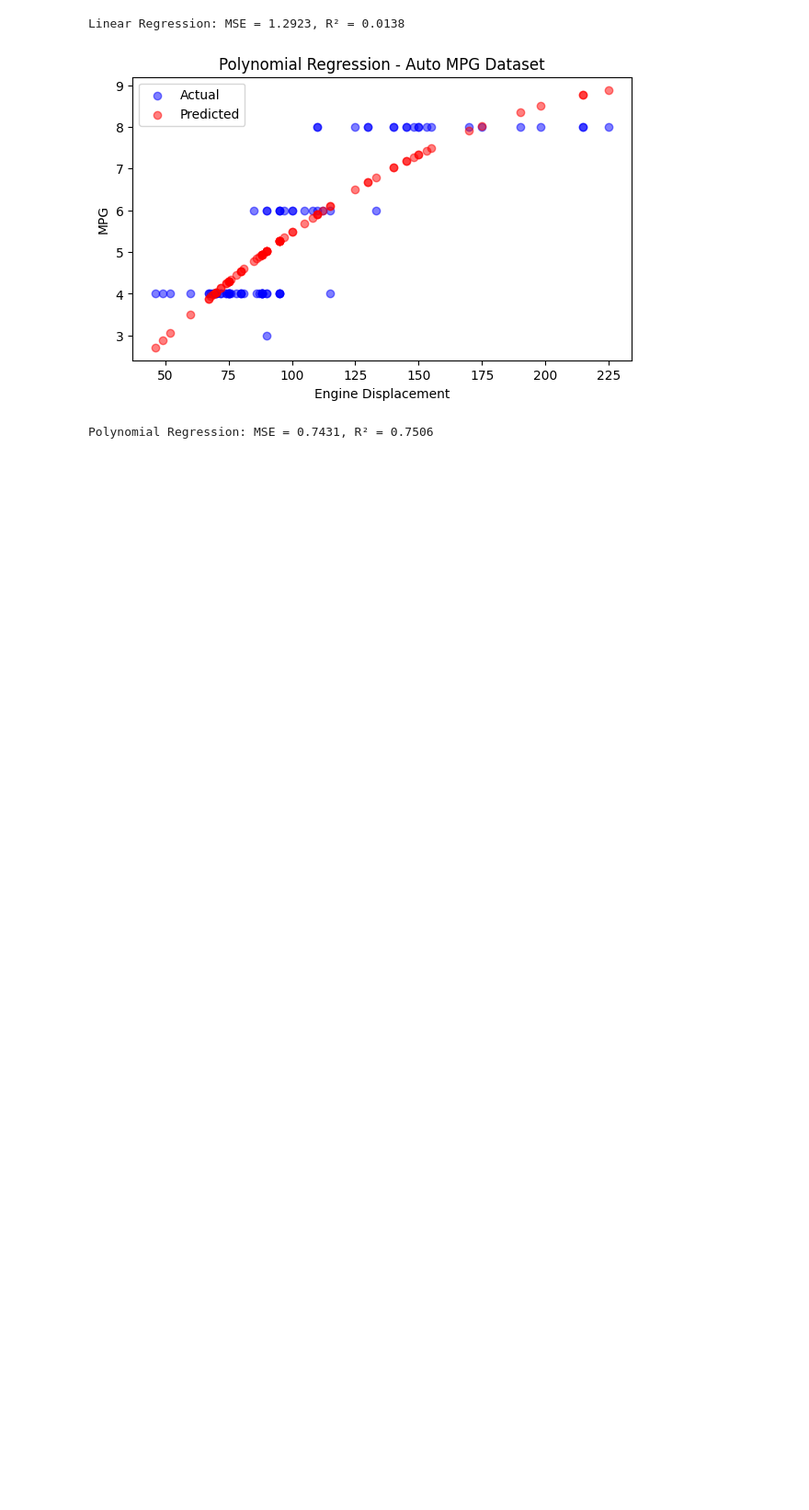
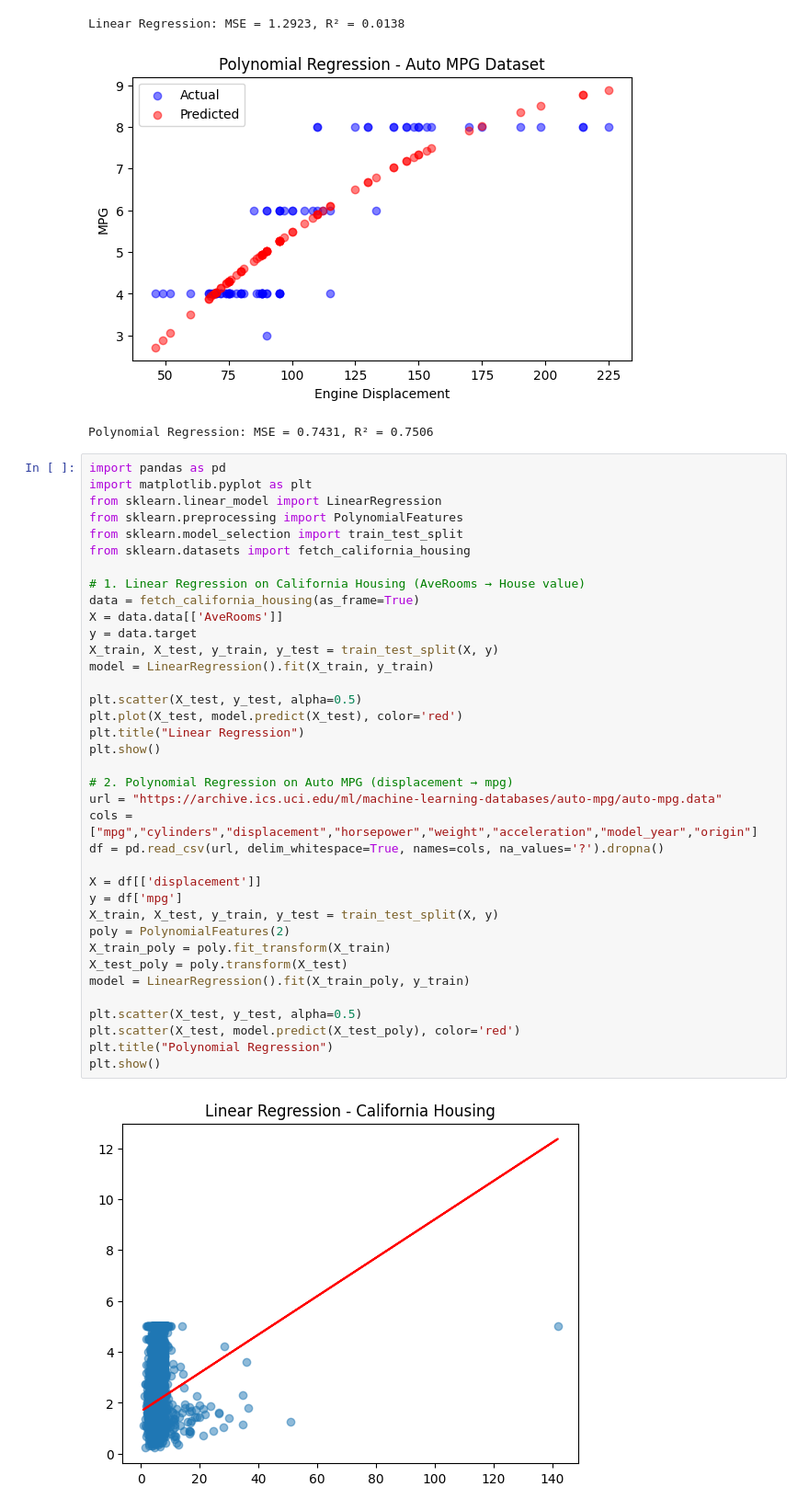
Before and after one commit to dhanavanthesh/machine_leanning_lab, a Jupyter notebook: program7.ipynb, the cells around one changed output. Shown: that part at 92% size. Cells and saved outputs as stored; diff of their text form; blank space fills up the shorter version.

```diff
--- a/program7.ipynb
+++ b/program7.ipynb
@@ -87,3 +87,42 @@ Running Regression Model Demos
 Linear Regression: MSE = 1.2923, R² = 0.0138
 [figure]
 Polynomial Regression: MSE = 0.7431, R² = 0.7506
+# %%
+import pandas as pd
+import matplotlib.pyplot as plt
+from sklearn.linear_model import LinearRegression
+from sklearn.preprocessing import PolynomialFeatures
+from sklearn.model_selection import train_test_split
+from sklearn.datasets import fetch_california_housing
+
+# 1. Linear Regression on California Housing (AveRooms → House value)
+data = fetch_california_housing(as_frame=True)
+X = data.data[['AveRooms']]
+y = data.target
+X_train, X_test, y_train, y_test = train_test_split(X, y)
+model = LinearRegression().fit(X_train, y_train)
+
+plt.scatter(X_test, y_test, alpha=0.5)
+plt.plot(X_test, model.predict(X_test), color='red')
+plt.title("Linear Regression")
+plt.show()
+
+# 2. Polynomial Regression on Auto MPG (displacement → mpg)
+url = "https://archive.ics.uci.edu/ml/machine-learning-databases/auto-mpg/auto-mpg.data"
+cols = ["mpg","cylinders","displacement","horsepower","weight","acceleration","model_year","origin"]
+df = pd.read_csv(url, delim_whitespace=True, names=cols, na_values='?').dropna()
+
+X = df[['displacement']]
+y = df['mpg']
+X_train, X_test, y_train, y_test = train_test_split(X, y)
+poly = PolynomialFeatures(2)
+X_train_poly = poly.fit_transform(X_train)
+X_test_poly = poly.transform(X_test)
+model = LinearRegression().fit(X_train_poly, y_train)
+
+plt.scatter(X_test, y_test, alpha=0.5)
+plt.scatter(X_test, model.predict(X_test_poly), color='red')
+plt.title("Polynomial Regression")
+plt.show()
+# %% [output]
+[figure, added]
```
Also changed, not shown: parts of 2 cells of this notebook, 7 other files.
